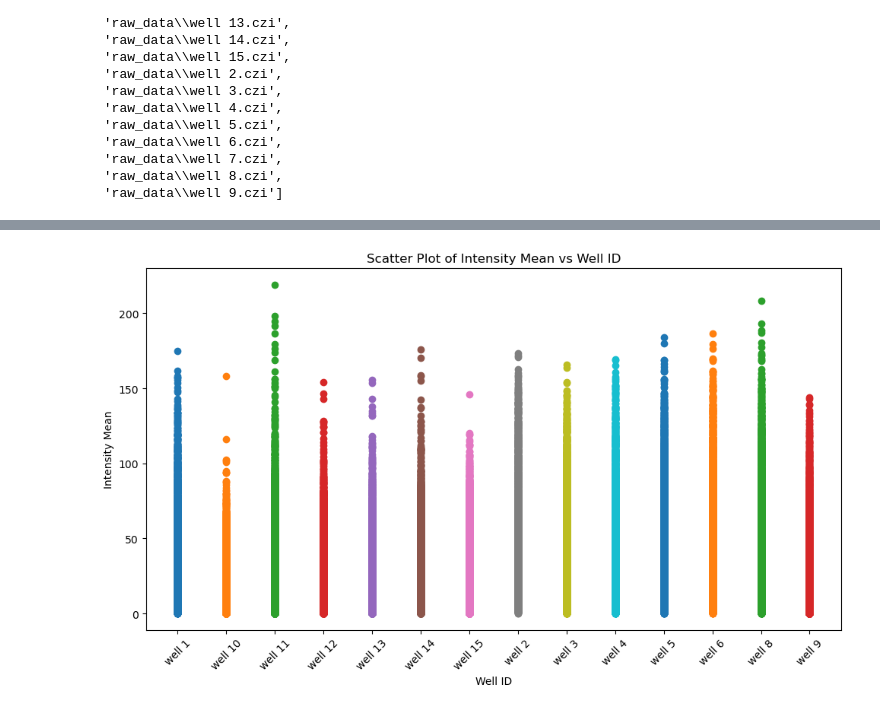
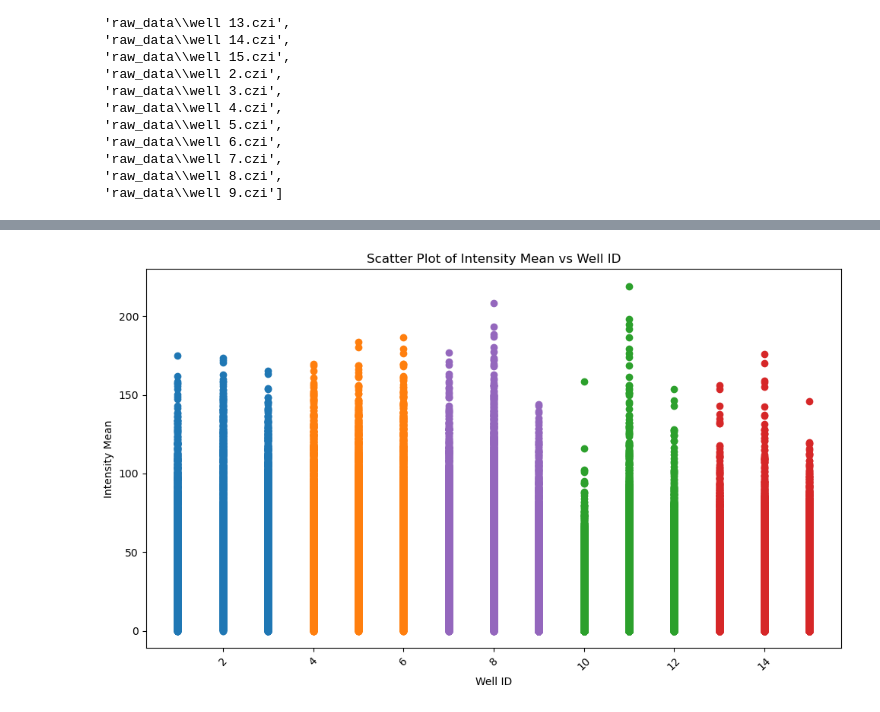
Before and after one commit to adiezsanchez/PDAC_organoids_caspase, a Jupyter notebook: dev3_loop.ipynb, the cells around one changed output, grey strips where cells are left out. Drawn from its saved outputs; the diff is of its cells as text; code cells hidden in the pictures.

Commit message:
Extract scaling from metadata

```diff
--- a/dev3_loop.ipynb
+++ b/dev3_loop.ipynb
@@ -75,27 +109,25 @@ for image in images:
         # Call the garbage collector
         # gc.collect()
 
-        # Voxel size from .czi file metadata
+
         input_image = nuclei_stack
 
-        voxel_size_x = 0.21
-        voxel_size_y = 0.21
-        voxel_size_z = 2.17
+        # Extract x,y,z scaling from .czi file metadata in order to make data isotropic
+        scaling_x_um, scaling_y_um, scaling_z_um = extract_scaling_metadata(file_path)
 
-        # Adjust so voxel size_x and size_y so they are equal to 1 to avoid compression upon rescaling
+        # Adjust so voxel size_x and size_y so they are equal to 1 to avoid compression upon rescaling (running 0.5 due to memory issues)
+        multiplier = 0.5 / scaling_x_um
 
-        multiplier = 0.5 / voxel_size_x
+        scaling_x_um = scaling_x_um * multiplier
+        scaling_y_um = scaling_y_um * multiplier
+        scaling_z_um = scaling_z_um * multiplier
 
-        voxel_size_x = voxel_size_x * multiplier
-        voxel_size_y = voxel_size_y * multiplier
-        voxel_size_z = voxel_size_z * multiplier
-
-        resampled = cle.scale(input_image, factor_x=voxel_size_x, factor_y=voxel_size_y, factor_z=voxel_size_z, auto_size=True)
+        resampled = cle.scale(input_image, factor_x=scaling_x_um, factor_y=scaling_y_um, factor_z=scaling_z_um, auto_size=True)
         background_subtracted = cle.top_hat_box(resampled, radius_x=5, radius_y=5, radius_z=5)
         del resampled
         segmented = cle.voronoi_otsu_labeling(background_subtracted, spot_sigma=1, outline_sigma=1)
         del background_subtracted
-        resampled_ki67 = cle.scale(ki67_stack, factor_x=voxel_size_x, factor_y=voxel_size_y, factor_z=voxel_size_z, auto_size=True)
+        resampled_ki67 = cle.scale(ki67_stack, factor_x=scaling_x_um, factor_y=scaling_y_um, factor_z=scaling_z_um, auto_size=True)
 
         nuclei_labels_3d = cle.pull(segmented)
         resampled_ki67 = cle.pull(resampled_ki67)
@@ -107,7 +139,7 @@ for image in images:
         df = pd.DataFrame(props)
 
         # Add the well_id column with the filename
-        df.insert(0, "well_id", filename)
+        df.insert(0, "well_id", well_id)
 
         # Append the dataframe to the list
         dataframes.append(df)
@@ -139,16 +169,25 @@ final_df
+# %%
+# Load the sample IDs and treatments from the CSV file
+sample_ids_df = pd.read_csv('sample_ids.csv', sep=';')
+
+#Convert well_id column in both dataframes into int dtype before merging
+final_df['well_id'] = pd.to_numeric(final_df['well_id']).astype('int')
+
+# Merge the dataframes on 'well_id'
+merged_df = pd.merge(final_df, sample_ids_df, on='well_id', how='left')
 # %%
 # Plotting
 plt.figure(figsize=(10, 6))
-for well_id, group in final_df.groupby('well_id'):
+for treatment, group in merged_df.groupby('treatment'):
     plt.scatter(group['well_id'], group['intensity_mean'], label=well_id)
 
 plt.xlabel('Well ID')
 plt.ylabel('Intensity Mean')
 plt.title('Scatter Plot of Intensity Mean vs Well ID')
 plt.xticks(rotation=45)
 plt.tight_layout()
 plt.show()
 # %% [output]
-[figure, old version]
+[figure, new version]
 # %%
 # Calculate the mean value of intensity mean for each well_id
```
Also changed, not shown: parts of 5 cells of this notebook, 1 other file.
